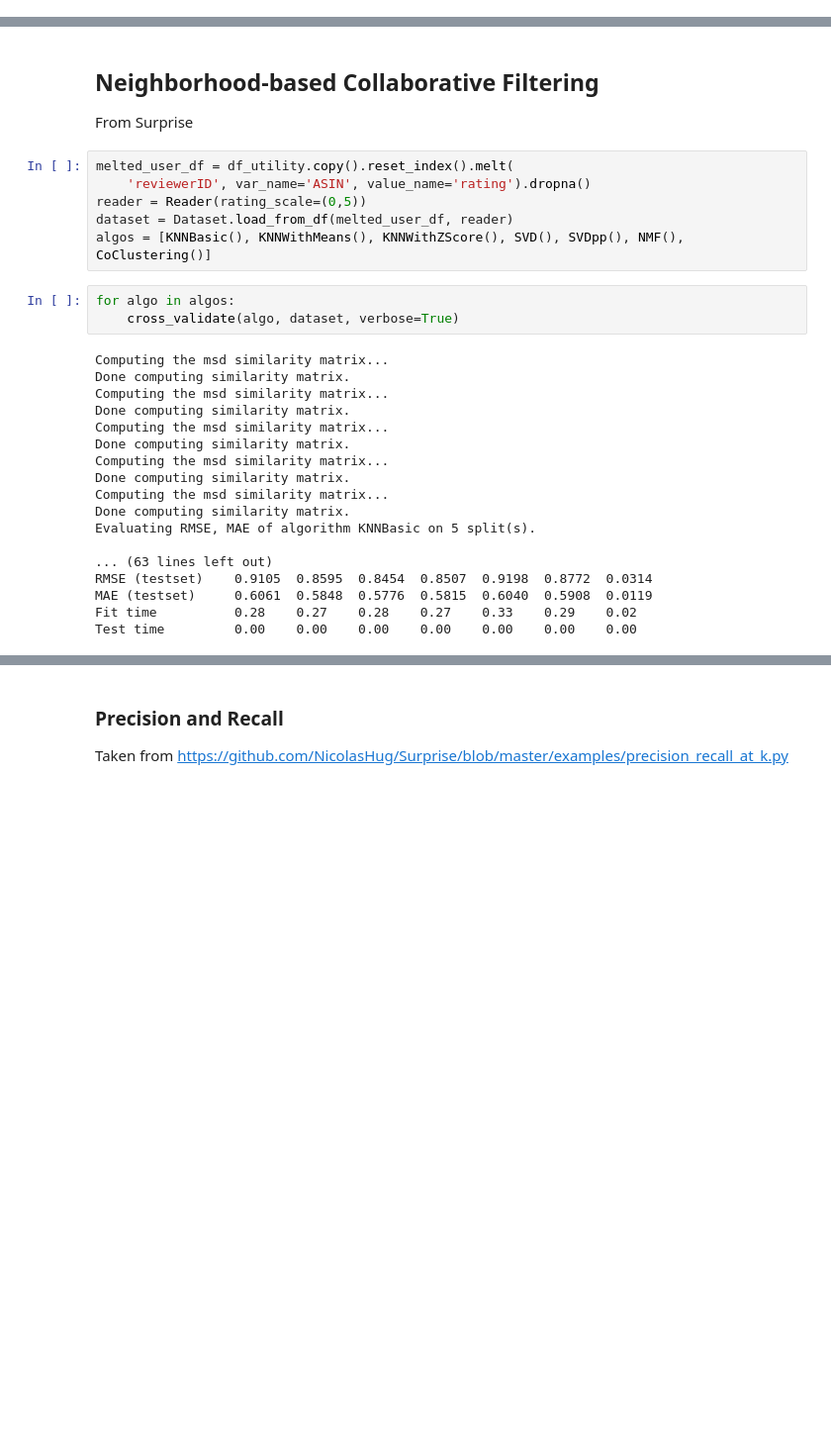
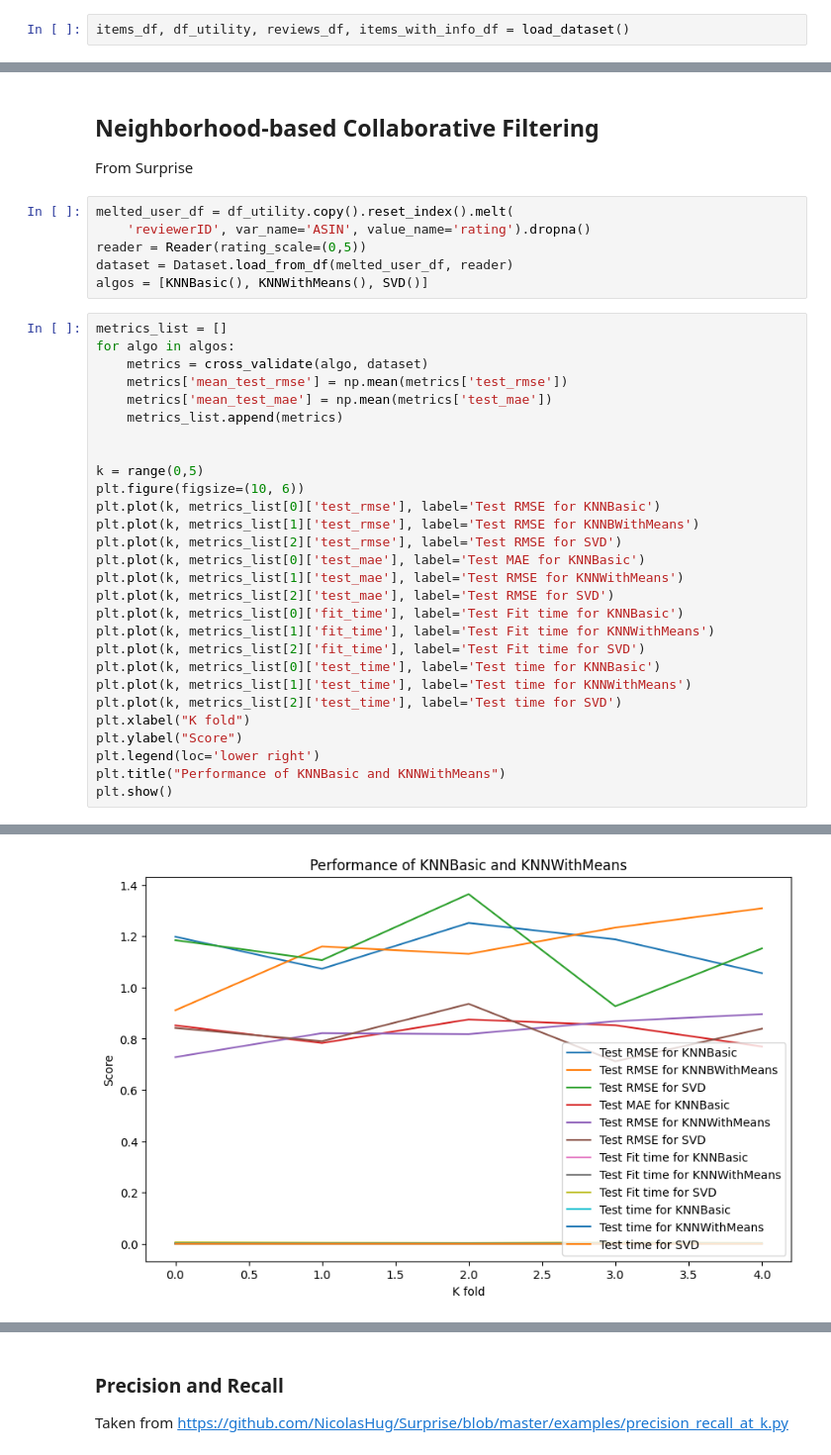
Before and after one commit to K-Winkles/kaban-multimodel-recommender, a Jupyter notebook: dev/main.ipynb, the cells around one changed output, grey strips where cells are left out. Shown at 99% size. Drawn from its saved outputs; the diff is of its cells as text; blank space fills up the shorter version.

Commit message:
tried all models, reworking dataset creation

```diff
--- a/dev/main.ipynb
+++ b/dev/main.ipynb
@@ -45,3 +58,5 @@ shape of items_df: (31348, 3024)
+# %%
+items_df, df_utility, reviews_df, items_with_info_df = load_dataset()
 # %% [markdown]
 # Try all algorithms
 * Neighborhood-based collaborative filtering
@@ -56,25 +71,33 @@ melted_user_df = df_utility.copy().reset_index().melt(
     'reviewerID', var_name='ASIN', value_name='rating').dropna()
 reader = Reader(rating_scale=(0,5))
 dataset = Dataset.load_from_df(melted_user_df, reader)
-algos = [KNNBasic(), KNNWithMeans(), KNNWithZScore(), SVD(), SVDpp(), NMF(), CoClustering()]
+algos = [KNNBasic(), KNNWithMeans(), SVD()]
-# %%
-for algo in algos:
-    cross_validate(algo, dataset, verbose=True)
-# %% [output]
-Computing the msd similarity matrix...
-Done computing similarity matrix.
-Computing the msd similarity matrix...
-Done computing similarity matrix.
-Computing the msd similarity matrix...
-Done computing similarity matrix.
-Computing the msd similarity matrix...
-Done computing similarity matrix.
-Computing the msd similarity matrix...
-Done computing similarity matrix.
-Evaluating RMSE, MAE of algorithm KNNBasic on 5 split(s).
-
-... (63 lines left out)
-RMSE (testset)    0.9105  0.8595  0.8454  0.8507  0.9198  0.8772  0.0314
-MAE (testset)     0.6061  0.5848  0.5776  0.5815  0.6040  0.5908  0.0119
-Fit time          0.28    0.27    0.28    0.27    0.33    0.29    0.02
-Test time         0.00    0.00    0.00    0.00    0.00    0.00    0.00
+# %%
+metrics_list = []
+for algo in algos:
+    metrics = cross_validate(algo, dataset)
+    metrics['mean_test_rmse'] = np.mean(metrics['test_rmse'])
+    metrics['mean_test_mae'] = np.mean(metrics['test_mae'])
+    metrics_list.append(metrics)
+
+
+k = range(0,5)
+plt.figure(figsize=(10, 6))
+plt.plot(k, metrics_list[0]['test_rmse'], label='Test RMSE for KNNBasic')
+plt.plot(k, metrics_list[1]['test_rmse'], label='Test RMSE for KNNBWithMeans')
+plt.plot(k, metrics_list[2]['test_rmse'], label='Test RMSE for SVD')
+plt.plot(k, metrics_list[0]['test_mae'], label='Test MAE for KNNBasic')
+plt.plot(k, metrics_list[1]['test_mae'], label='Test RMSE for KNNWithMeans')
+plt.plot(k, metrics_list[2]['test_mae'], label='Test RMSE for SVD')
+plt.plot(k, metrics_list[0]['fit_time'], label='Test Fit time for KNNBasic')
+plt.plot(k, metrics_list[1]['fit_time'], label='Test Fit time for KNNWithMeans')
+plt.plot(k, metrics_list[2]['fit_time'], label='Test Fit time for SVD')
+plt.plot(k, metrics_list[0]['test_time'], label='Test time for KNNBasic')
+plt.plot(k, metrics_list[1]['test_time'], label='Test time for KNNWithMeans')
+plt.plot(k, metrics_list[2]['test_time'], label='Test time for SVD')
+plt.xlabel("K fold")
+plt.ylabel("Score")
+plt.legend(loc='lower right')
+plt.title("Performance of KNNBasic and KNNWithMeans")
+plt.show()
+# %% [output]
@@ -80,0 +124 @@ Test time         0.00    0.00    0.00    0.00    0.00    0.00    0.00
+[figure, added]
```
Also changed, not shown: parts of 27 cells of this notebook, 3 other files.
